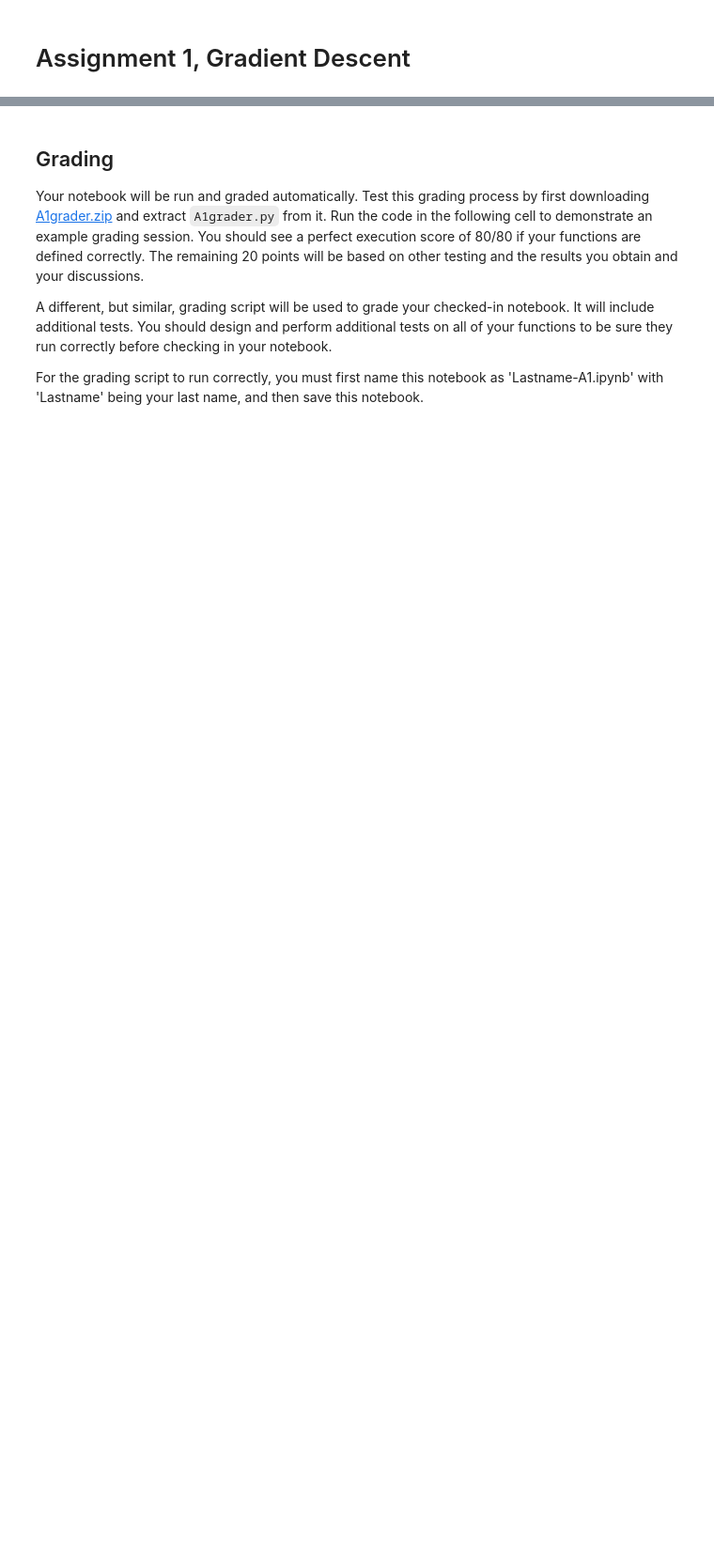
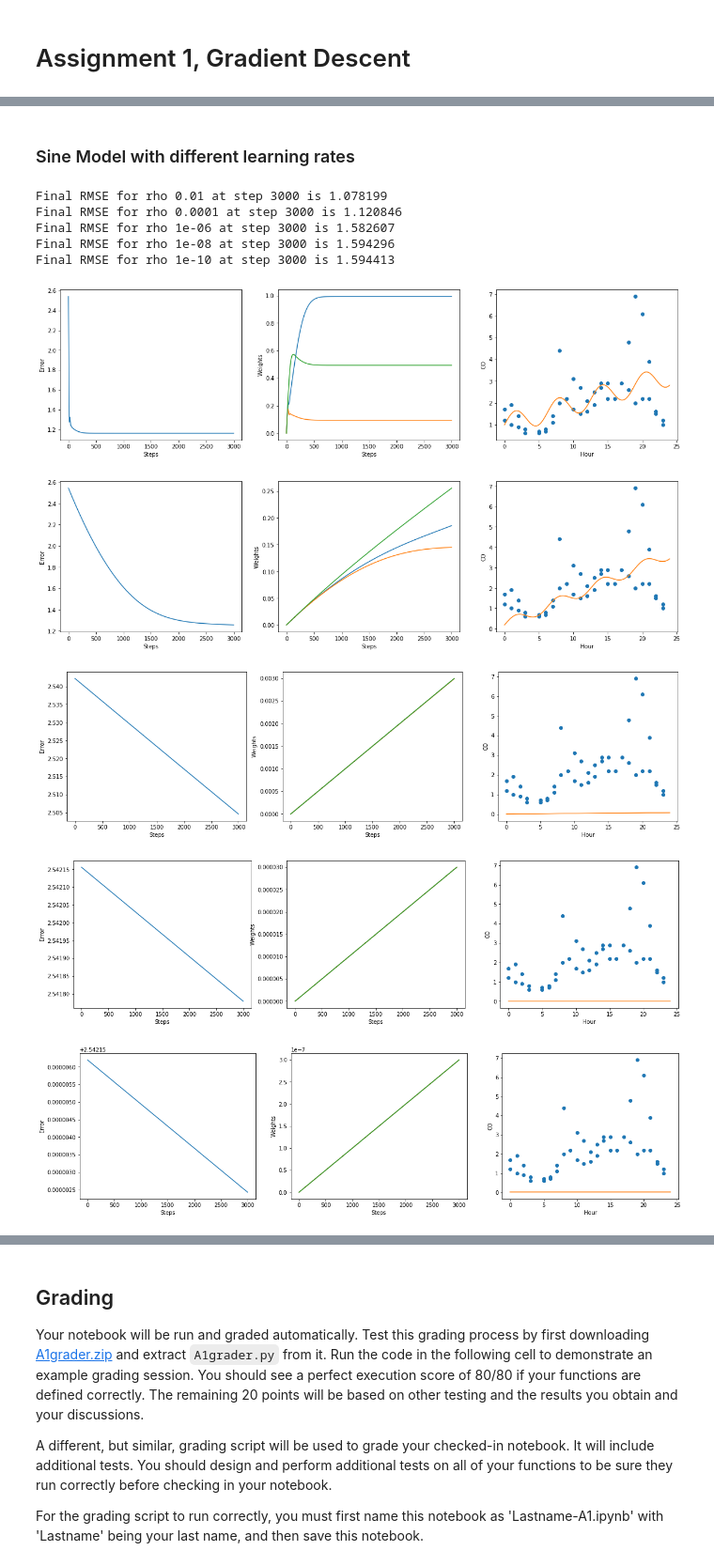
Before and after one commit to Po0ria/CS545_MachineLearning, a Jupyter notebook: HW1/Taheri-A1.ipynb, the cells around one changed output, grey strips where cells are left out. Shown at 94% size. Drawn from its saved outputs; the diff is of its cells as text; code cells hidden in the pictures; blank space fills up the shorter version.

```diff
--- a/HW1/Taheri-A1.ipynb
+++ b/HW1/Taheri-A1.ipynb
@@ -80,9 +76,3 @@ def cubic_model_gradient(X, T, W):
     dYdW = np.insert(all_but_bias, 0, 1, axis=1)
     result = dEdY.T @ dYdW / X.shape[0]
     return result.T
-# %%
-T = np.array([2.0, 1.0, 8.0]).reshape(-1, 1)
-T
-# %%
-W = np.array([2.0, 1.0, -0.5, 0.3]).reshape((-1, 1))
-W
@@ -120,0 +128,46 @@ def rmse(model, X, T, W):
+# %%
+def sin_model(X, W):
+    return np.hstack((X, np.sin(X))) @ W[1:, :] + W[0, :]
+
+def sin_model_gradient(X, T, W):
+    dEdY = -2 * (T - sin_model(X, W))
+    all_but_bias = np.hstack((X, np.sin(X)))
+    dYdW = np.insert(all_but_bias, 0, 1, axis=1)
+    result = dEdY.T @ dYdW / X.shape[0]
+    return result.T
+# %% [markdown]
+### Sine Model with different learning rates
+# %%
+rhos = [1.e-2, 1.e-4, 1.e-6, 1.e-8, 1.e-10]
+for i in rhos:
+    W = np.zeros((3, 1))
+    rho = i
+    n_steps = 3000
+    W, error_sequence, W_sequence = gradient_descent_adam(sin_model, sin_model_gradient, rmse, X, T, W, rho, n_steps)
+    print(f'Final RMSE for rho {rho} at step {n_steps} is {np.sqrt(error_sequence[-1]):4f}')
+    plt.figure(figsize=(20, 5))
+    plt.subplot(1, 3, 1)
+    plt.plot(error_sequence)
+    plt.xlabel('Steps')
+    plt.ylabel('Error')
+    plt.subplot(1, 3, 2)
+    plt.plot(W_sequence)
+    plt.xlabel('Steps')
+    plt.ylabel('Weights')
+    plt.subplot(1, 3, 3)
+    plt.plot(X, T, 'o')
+    xs = np.linspace(0, 24 , 100).reshape(-1, 1)
+    plt.plot(xs, sin_model(xs, W))
+    plt.xlabel('Hour')
+    plt.ylabel('CO')
+# %% [output]
+Final RMSE for rho 0.01 at step 3000 is 1.078199
+Final RMSE for rho 0.0001 at step 3000 is 1.120846
+Final RMSE for rho 1e-06 at step 3000 is 1.582607
+Final RMSE for rho 1e-08 at step 3000 is 1.594296
+Final RMSE for rho 1e-10 at step 3000 is 1.594413
+[figure, added]
+[figure, added]
+[figure, added]
+[figure, added]
+[figure, added]
```
Also changed, not shown: parts of 49 cells of this notebook.
